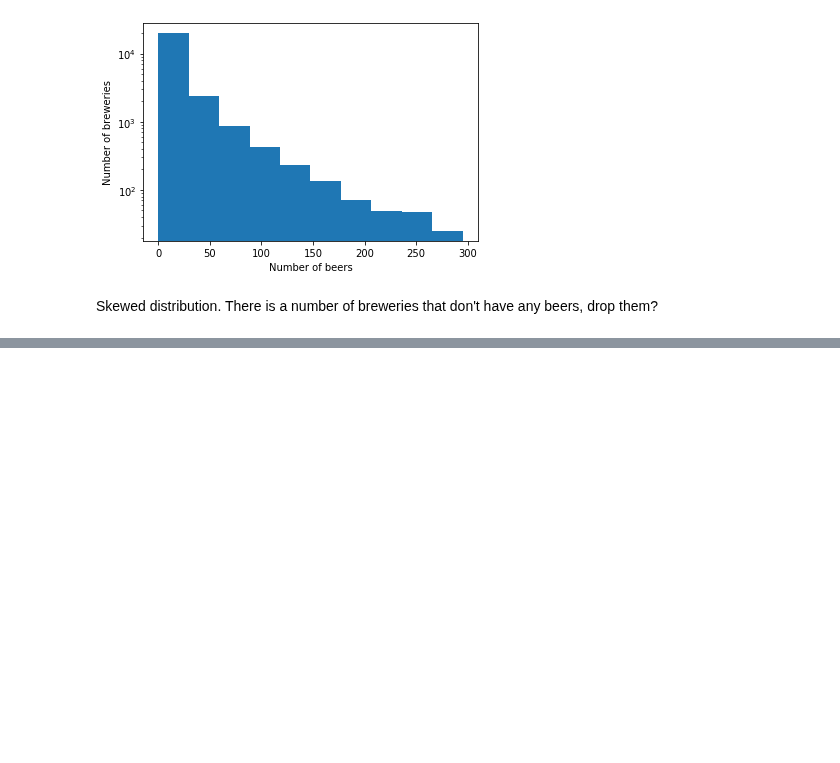
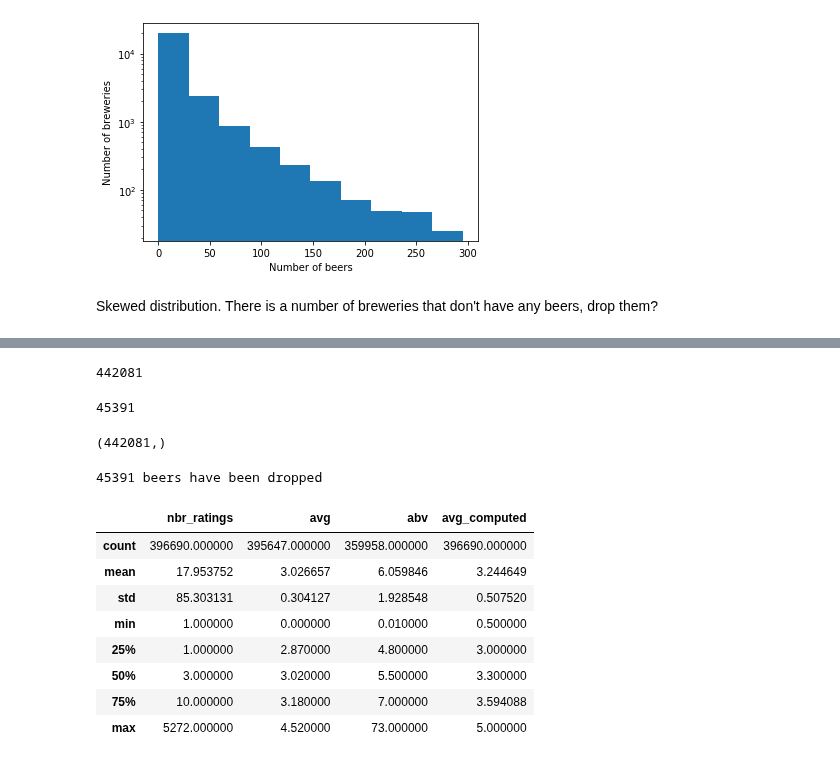
Before and after one commit to epfl-ada/ada-2022-project-hotchocolate, a Jupyter notebook: Exploration_of_RateBeer_dataset.ipynb, the cells around one changed output, grey strips where cells are left out. Saved outputs shown, nothing was run; the diff lists cells and outputs as text; code cells hidden in the pictures; blank space fills up the shorter version.

Commit message:
described

```diff
--- a/Exploration_of_RateBeer_dataset.ipynb
+++ b/Exploration_of_RateBeer_dataset.ipynb
@@ -236,0 +273,30 @@ SyntaxError: invalid syntax (<ipython-input-44-2c2c7b6cf17e>, line 3)
+# %%
+df_rb_beer["beer_id"].nunique() #all beers are unique!
+# %% [output]
+442081
+# %%
+df_rb_beer_preprocessed=df_rb_beer.drop(['style_score', 'overall_score','zscore','avg_matched_valid_ratings'],axis=1)
+(df_rb_beer_preprocessed["nbr_ratings"]==0).sum()
+# %% [output]
+45391
+# %%
+df_rb_beer_preprocessed["nbr_ratings"].shape # there are beers with no ratings, drop them
+# %% [output]
+(442081,)
+# %%
+df_rb_beer_wrating=df_rb_beer_preprocessed.drop(df_rb_beer_preprocessed[df_rb_beer_preprocessed['nbr_ratings']==0].index)
+print("{} beers have been dropped".format((df_rb_beer_preprocessed.shape[0]-df_rb_beer_wrating.shape[0])))
+# %% [output]
+45391 beers have been dropped
+# %%
+df_rb_beer_wrating[["nbr_ratings","avg","abv","avg_computed"]].describe()
+# %% [output]
+|  | nbr_ratings | avg | abv | avg_computed |
+| count | 396690.000000 | 395647.000000 | 359958.000000 | 396690.000000 |
+| mean | 17.953752 | 3.026657 | 6.059846 | 3.244649 |
+| std | 85.303131 | 0.304127 | 1.928548 | 0.507520 |
+| min | 1.000000 | 0.000000 | 0.010000 | 0.500000 |
+| 25% | 1.000000 | 2.870000 | 4.800000 | 3.000000 |
+| 50% | 3.000000 | 3.020000 | 5.500000 | 3.300000 |
+| 75% | 10.000000 | 3.180000 | 7.000000 | 3.594088 |
+| max | 5272.000000 | 4.520000 | 73.000000 | 5.000000 |
```
Also changed, not shown: parts of 5 cells of this notebook.
